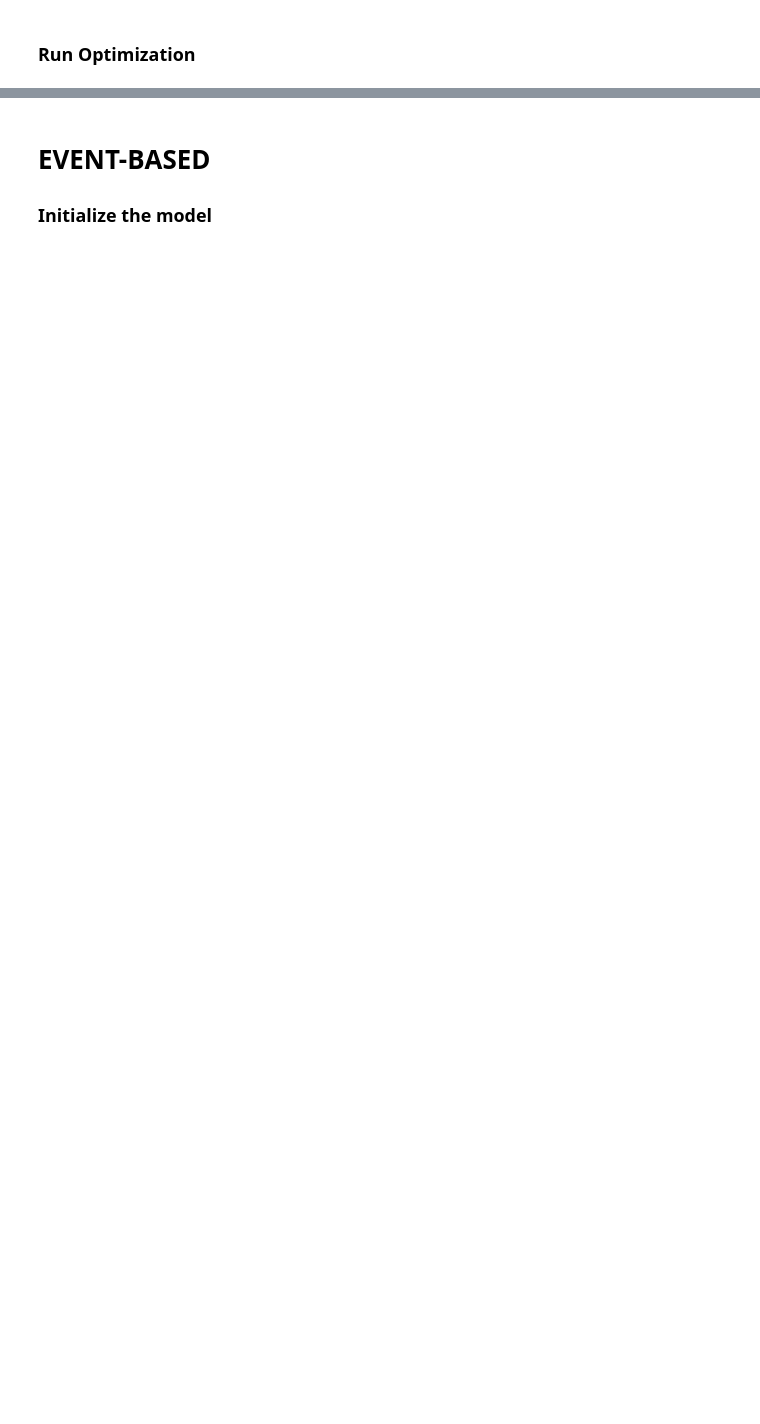
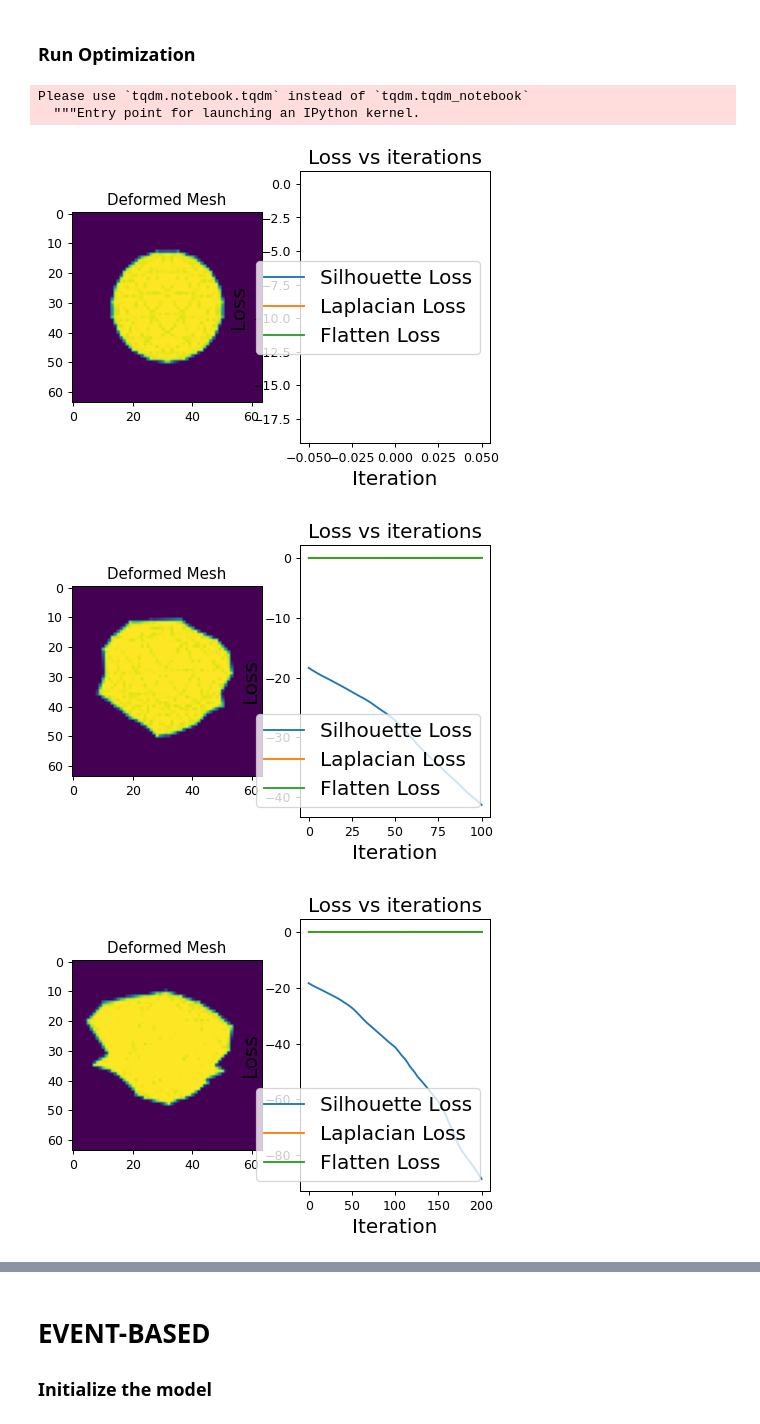
Before and after one commit to alexisbdr/e3d, a Jupyter notebook: diff-render-model.ipynb, the cells around one changed output, grey strips where cells are left out. Cells and saved outputs as stored; diff of their text form; code cells hidden in the pictures; blank space fills up the shorter version.

```diff
--- a/diff-render-model.ipynb
+++ b/diff-render-model.ipynb
@@ -280,7 +295,7 @@ class MeshDeformationModel(nn.Module):
             textures = textures
         )
 
-        self.register_buffer('vertices', self.template_mesh.verts_padded())
+        self.register_buffer('vertices', self.template_mesh.verts_padded() * 1.3)
         self.register_buffer('faces', self.template_mesh.faces_padded())
         self.register_buffer('textures', textures.verts_rgb_padded())
 
@@ -307,9 +322,11 @@ class MeshDeformationModel(nn.Module):
 # IMAGE-BASED
 ### Initialize the model
 # %%
-weight_silhouette = 10
-weight_laplacian = .01
-weight_flatten = .0001
+weight_silhouette = 1
+weight_laplacian = .1
+weight_flatten = .001
+
+batch_size = 64
 
 # We will save images periodically and compose them into a GIF.
 filename_output = "./projection_loss.gif"
@@ -322,8 +339,8 @@ writer = imageio.get_writer(filename_output, mode='I', duration=0.3)
 model = MeshDeformationModel(device).to(device)
 
 # Create an optimizer. Here we are using Adam and we pass in the parameters of the model
-optimizer = torch.optim.Adam(model.parameters(), lr=.15) #Hyperparameter tuning
+optimizer = torch.optim.Adam(model.parameters(), lr=.001, betas=(0.5, 0.99)) #Hyperparameter tuning
 
 R, T = render._trajectory
-images_gt = render._images().to(device)
-cameras = SfMPerspectiveCameras(device=device, R=R, T=T*1.2)
+images_gt = render._images("silhouette").to(device)
+cameras = SfMPerspectiveCameras(device=device, R=R, T=T)
@@ -339,11 +354,11 @@ silhouette_losses = []
 
 for i in loop:
 
-    mesh, laplacian_loss, flatten_loss = model(len(images_gt))
+    mesh, laplacian_loss, flatten_loss = model(batch_size)
 
     images_pred = silhouette_renderer(mesh.clone(), device=device, cameras=cameras)
 
-    silhouette_loss = neg_iou_loss(images_gt, images_pred[..., -1])
+    silhouette_loss = neg_iou_loss(images_gt, images_pred[...,-1])
     #ssd_loss = torch.sum((images_gt - images_pred[...,-1]) ** 2).mean()
 
     loss = silhouette_loss * weight_silhouette + laplacian_loss * weight_laplacian + flatten_loss * weight_flatten
@@ -351,31 +366,38 @@ for i in loop:
     loop.set_description('Optimizing (loss %.4f)' % loss.data)
 
     silhouette_losses.append(silhouette_loss * weight_silhouette)
     laplacian_losses.append(laplacian_loss * weight_laplacian)
     flatten_losses.append(flatten_loss * weight_flatten)
 
     optimizer.zero_grad()
     loss.backward()
     optimizer.step()
 
     if i % 100 == 0:
         #Write images
-        image = images_pred.detach().cpu().numpy()[0]
+        image = images_pred.detach().cpu().numpy()[0][...,-1]
+
         writer.append_data((255*image).astype(np.uint8))
         imageio.imsave(f"data/dump/mesh_{i}.png", (255*image).astype(np.uint8))
 
         f, (ax1, ax2) = plt.subplots(1, 2)
 
         image = img_as_ubyte(image)
         ax1.imshow(image)
         ax1.set_title("Deformed Mesh")
 
         ax2.plot(silhouette_losses, label="Silhouette Loss")
         ax2.plot(laplacian_losses, label="Laplacian Loss")
         ax2.plot(flatten_losses, label="Flatten Loss")
         ax2.legend(fontsize="16")
         ax2.set_xlabel("Iteration", fontsize="16")
         ax2.set_ylabel("Loss", fontsize="16")
         ax2.set_title("Loss vs iterations", fontsize="16")
 
         plt.show()
+# %% [output]
+Please use `tqdm.notebook.tqdm` instead of `tqdm.tqdm_notebook`
+  """Entry point for launching an IPython kernel.
+[figure, added]
+[figure, added]
+[figure, added]
```
Also changed, not shown: parts of 8 cells of this notebook, 1 other file.
